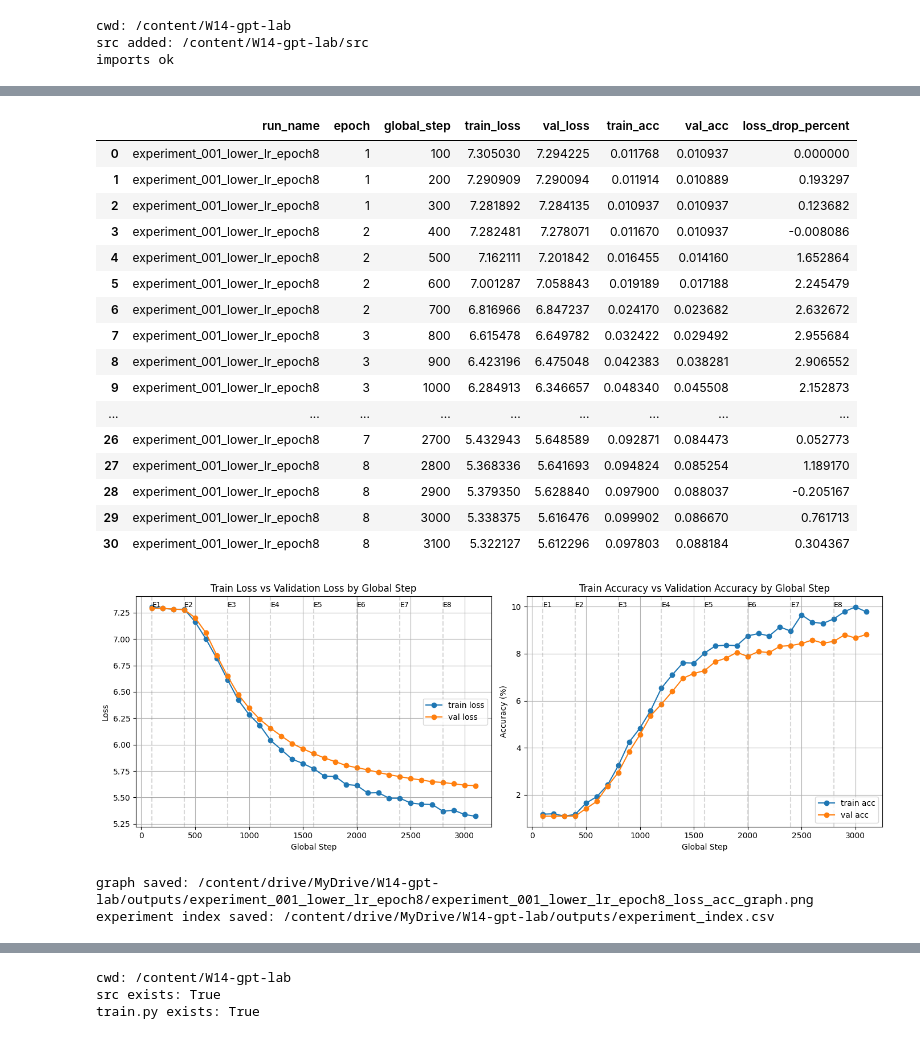
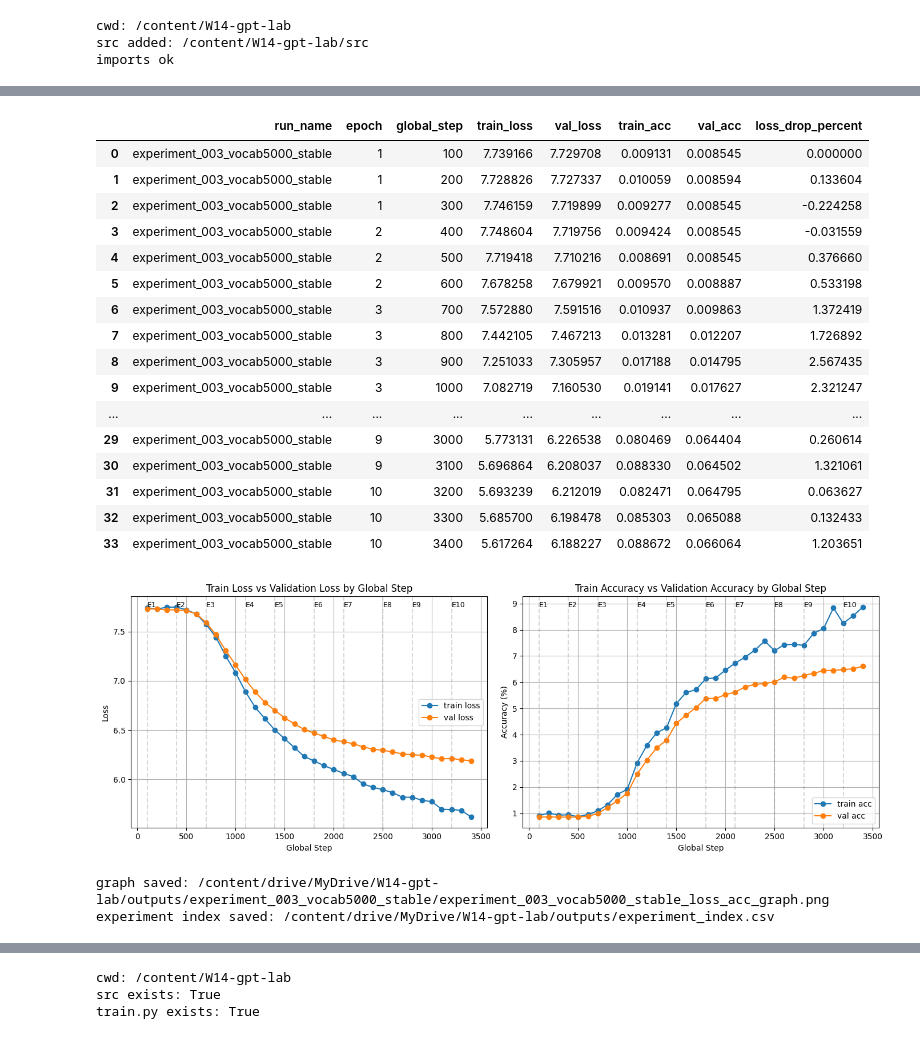
Before and after one commit to liamyoum/W14-gpt-lab, a Jupyter notebook: gpt-lab.ipynb, the cells around one changed output, grey strips where cells are left out. Saved outputs shown, nothing was run; the diff lists cells and outputs as text; code cells hidden in the pictures.

Commit message:
feat: vocab_5000

```diff
--- a/gpt-lab.ipynb
+++ b/gpt-lab.ipynb
@@ -220,13 +219,13 @@ from bpe import BPETokenizer
 
 
 CORPUS_SIZE = 1_500_000
-VOCAB_SIZE = 3000 # 어휘 사전 크기 변경하고 싶다면 여기 변경
+VOCAB_SIZE = 5000 # 어휘 사전 크기 변경하고 싶다면 여기 변경
 
-repo_vocab_path = Path("data/nsmc_bpe_vocab_3000.json") # 여기도 숫자 변경
+repo_vocab_path = Path("data/nsmc_bpe_vocab_5000.json") # 여기도 숫자 변경
 drive_vocab_dir = Path("/content/drive/MyDrive/W14-gpt-lab/data")
 drive_vocab_dir.mkdir(parents=True, exist_ok=True)
 
-drive_vocab_path = drive_vocab_dir / "nsmc_bpe_vocab_3000.json" # 어휘사전 크기에 따라 load를 다르게 하고 싶다면 여기 변경
+drive_vocab_path = drive_vocab_dir / "nsmc_bpe_vocab_5000.json" # 어휘사전 크기에 따라 load를 다르게 하고 싶다면 여기 변경
 
 text = corpus[:CORPUS_SIZE]
 tokenizer = BPETokenizer(vocab_size=VOCAB_SIZE)
@@ -470,11 +469,11 @@ small vocab size: 300
 from pathlib import Path
 from bpe import BPETokenizer
 
-drive_vocab_path = Path("/content/drive/MyDrive/W14-gpt-lab/data/nsmc_bpe_vocab_3000.json")
+drive_vocab_path = Path("/content/drive/MyDrive/W14-gpt-lab/data/nsmc_bpe_vocab_5000.json")
 
 assert drive_vocab_path.exists(), f"vocab 파일이 없습니다: {drive_vocab_path}"
 
-tokenizer = BPETokenizer(vocab_size=3000)
+tokenizer = BPETokenizer(vocab_size=5000)
 tokenizer.load(drive_vocab_path)
 
 print("real tokenizer vocab size:", len(tokenizer.id_to_token))
@@ -603,14 +602,14 @@ from model import GPTModel
 from train import save_checkpoint, generate_and_print_sample
 
 assert "tokenizer" in globals(), "먼저 tokenizer load 셀을 실행하세요."
-assert len(tokenizer.id_to_token) == 3000, f"vocab size가 3000이어야 합니다. 현재: {len(tokenizer.id_to_token)}"
+assert len(tokenizer.id_to_token) == 5000, f"vocab size가 3000이어야 합니다. 현재: {len(tokenizer.id_to_token)}"
 assert "corpus" in globals(), "먼저 corpus 로드 셀을 실행하세요."
 
 device = torch.device("cuda" if torch.cuda.is_available() else "cpu")
 print("device:", device)
 
 # ===== 실험 이름 / 저장 폴더 =====
-BASE_RUN_NAME = "lower_lr_epoch8"
+BASE_RUN_NAME = "vocab5000_stable"
 
 drive_output_root = Path("/content/drive/MyDrive/W14-gpt-lab/outputs")
 drive_output_root.mkdir(parents=True, exist_ok=True)
@@ -638,9 +637,9 @@ print("experiment output dir:", exp_dir)
 CORPUS_SIZE = 1_500_000
 context_length = 128
 batch_size = 16
-num_epochs = 8
-learning_rate = 3e-4
-weight_decay = 0.01
+num_epochs = 10
+learning_rate = 4e-4
+weight_decay = 0.02
 
 eval_freq = 100
 eval_batches = 10
@@ -707,7 +706,7 @@ config = {
     "emb_dim": 192,
     "n_heads": 4,
     "n_layers": 4,
-    "drop_rate": 0.2,
+    "drop_rate": 0.25,
     "qkv_bias": False,
 }
 
@@ -1035,22 +1034,22 @@ final val acc: 0.08818359375
 |  | run_name | epoch | global_step | train_loss | val_loss | train_acc | val_acc | loss_drop_percent |
-| 0 | experiment_001_lower_lr_epoch8 | 1 | 100 | 7.305030 | 7.294225 | 0.011768 | 0.010937 | 0.000000 |
-| 1 | experiment_001_lower_lr_epoch8 | 1 | 200 | 7.290909 | 7.290094 | 0.011914 | 0.010889 | 0.193297 |
-| 2 | experiment_001_lower_lr_epoch8 | 1 | 300 | 7.281892 | 7.284135 | 0.010937 | 0.010937 | 0.123682 |
-| 3 | experiment_001_lower_lr_epoch8 | 2 | 400 | 7.282481 | 7.278071 | 0.011670 | 0.010937 | -0.008086 |
-| 4 | experiment_001_lower_lr_epoch8 | 2 | 500 | 7.162111 | 7.201842 | 0.016455 | 0.014160 | 1.652864 |
-| 5 | experiment_001_lower_lr_epoch8 | 2 | 600 | 7.001287 | 7.058843 | 0.019189 | 0.017188 | 2.245479 |
-| 6 | experiment_001_lower_lr_epoch8 | 2 | 700 | 6.816966 | 6.847237 | 0.024170 | 0.023682 | 2.632672 |
-| 7 | experiment_001_lower_lr_epoch8 | 3 | 800 | 6.615478 | 6.649782 | 0.032422 | 0.029492 | 2.955684 |
-| 8 | experiment_001_lower_lr_epoch8 | 3 | 900 | 6.423196 | 6.475048 | 0.042383 | 0.038281 | 2.906552 |
-| 9 | experiment_001_lower_lr_epoch8 | 3 | 1000 | 6.284913 | 6.346657 | 0.048340 | 0.045508 | 2.152873 |
+| 0 | experiment_003_vocab5000_stable | 1 | 100 | 7.739166 | 7.729708 | 0.009131 | 0.008545 | 0.000000 |
+| 1 | experiment_003_vocab5000_stable | 1 | 200 | 7.728826 | 7.727337 | 0.010059 | 0.008594 | 0.133604 |
+| 2 | experiment_003_vocab5000_stable | 1 | 300 | 7.746159 | 7.719899 | 0.009277 | 0.008545 | -0.224258 |
+| 3 | experiment_003_vocab5000_stable | 2 | 400 | 7.748604 | 7.719756 | 0.009424 | 0.008545 | -0.031559 |
+| 4 | experiment_003_vocab5000_stable | 2 | 500 | 7.719418 | 7.710216 | 0.008691 | 0.008545 | 0.376660 |
+| 5 | experiment_003_vocab5000_stable | 2 | 600 | 7.678258 | 7.679921 | 0.009570 | 0.008887 | 0.533198 |
+| 6 | experiment_003_vocab5000_stable | 3 | 700 | 7.572880 | 7.591516 | 0.010937 | 0.009863 | 1.372419 |
+| 7 | experiment_003_vocab5000_stable | 3 | 800 | 7.442105 | 7.467213 | 0.013281 | 0.012207 | 1.726892 |
+| 8 | experiment_003_vocab5000_stable | 3 | 900 | 7.251033 | 7.305957 | 0.017188 | 0.014795 | 2.567435 |
+| 9 | experiment_003_vocab5000_stable | 3 | 1000 | 7.082719 | 7.160530 | 0.019141 | 0.017627 | 2.321247 |
 | ... | ... | ... | ... | ... | ... | ... | ... | ... |
-| 26 | experiment_001_lower_lr_epoch8 | 7 | 2700 | 5.432943 | 5.648589 | 0.092871 | 0.084473 | 0.052773 |
-| 27 | experiment_001_lower_lr_epoch8 | 8 | 2800 | 5.368336 | 5.641693 | 0.094824 | 0.085254 | 1.189170 |
-| 28 | experiment_001_lower_lr_epoch8 | 8 | 2900 | 5.379350 | 5.628840 | 0.097900 | 0.088037 | -0.205167 |
-| 29 | experiment_001_lower_lr_epoch8 | 8 | 3000 | 5.338375 | 5.616476 | 0.099902 | 0.086670 | 0.761713 |
-| 30 | experiment_001_lower_lr_epoch8 | 8 | 3100 | 5.322127 | 5.612296 | 0.097803 | 0.088184 | 0.304367 |
+| 29 | experiment_003_vocab5000_stable | 9 | 3000 | 5.773131 | 6.226538 | 0.080469 | 0.064404 | 0.260614 |
+| 30 | experiment_003_vocab5000_stable | 9 | 3100 | 5.696864 | 6.208037 | 0.088330 | 0.064502 | 1.321061 |
+| 31 | experiment_003_vocab5000_stable | 10 | 3200 | 5.693239 | 6.212019 | 0.082471 | 0.064795 | 0.063627 |
+| 32 | experiment_003_vocab5000_stable | 10 | 3300 | 5.685700 | 6.198478 | 0.085303 | 0.065088 | 0.132433 |
+| 33 | experiment_003_vocab5000_stable | 10 | 3400 | 5.617264 | 6.188227 | 0.088672 | 0.066064 | 1.203651 |
-[figure, old version]
+[figure, new version]
-graph saved: /content/drive/MyDrive/W14-gpt-lab/outputs/experiment_001_lower_lr_epoch8/experiment_001_lower_lr_epoch8_loss_acc_graph.png
+graph saved: /content/drive/MyDrive/W14-gpt-lab/outputs/experiment_003_vocab5000_stable/experiment_003_vocab5000_stable_loss_acc_graph.png
 experiment index saved: /content/drive/MyDrive/W14-gpt-lab/outputs/experiment_index.csv
 |  | experiment | run_name | vocab_size | context_length | batch_size | num_epochs | learning_rate | weight_decay | ... |
 | 0 | experiment_001 | experiment_001_lower_lr_epoch8 | 3000 | 128 | 16 | 8 | 0.0003 | 0.01 | ... |
```
Also changed, not shown: parts of 10 cells of this notebook.
